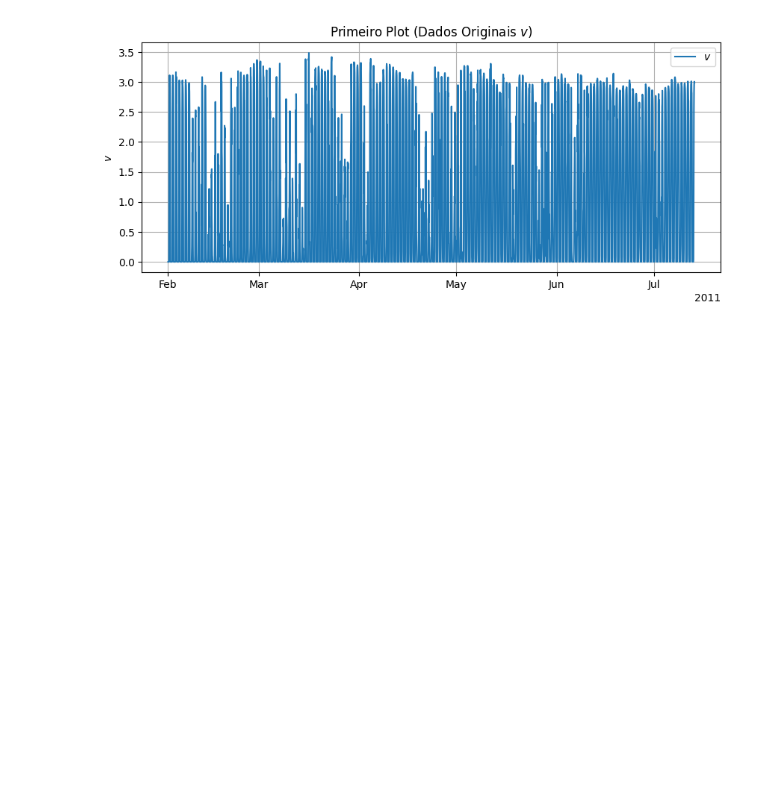
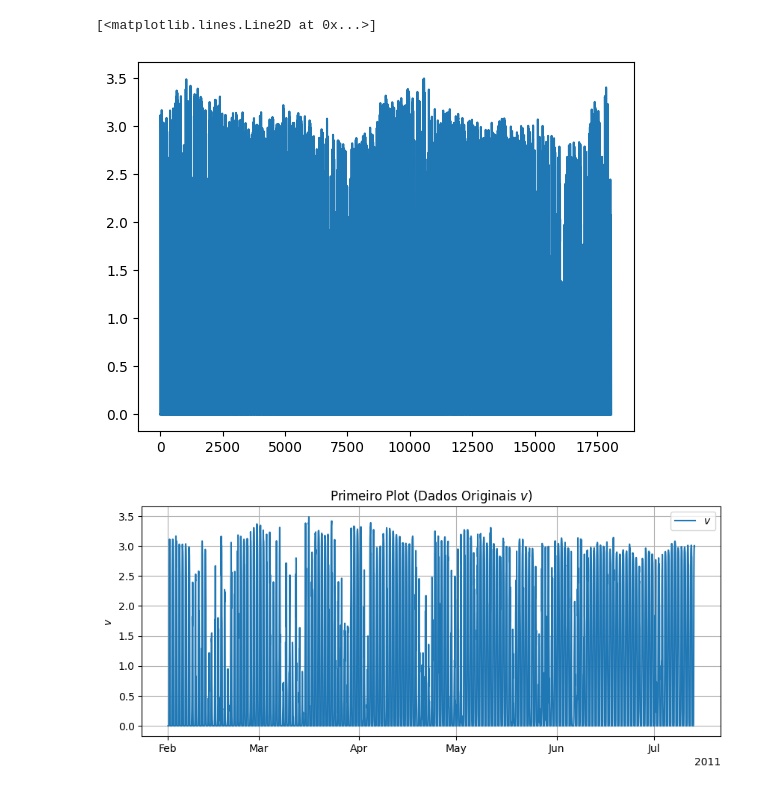
Before and after one commit to mikeMigUelSg/MVP, a Jupyter notebook: smpc/jp/PV.ipynb, the cells around one changed output. Cells and saved outputs as stored; diff of their text form; code cells hidden in the pictures; blank space fills up the shorter version.

```diff
--- a/smpc/jp/PV.ipynb
+++ b/smpc/jp/PV.ipynb
@@ -10,6 +10,11 @@ t = pd.to_datetime(tf, format='%d/%m/%Y %H:%M', errors='raise')  # NÃO uses .as
 # %%
 v = df.iloc[:,2]/1000
 a = 18000
+
+plt.plot(v) s
+# %% [output]
+[<matplotlib.lines.Line2D at 0x...>]
+[figure, added]
 # %%
 import numpy as np
 import matplotlib.pyplot as plt
```
Also changed, not shown: 54 other files.
